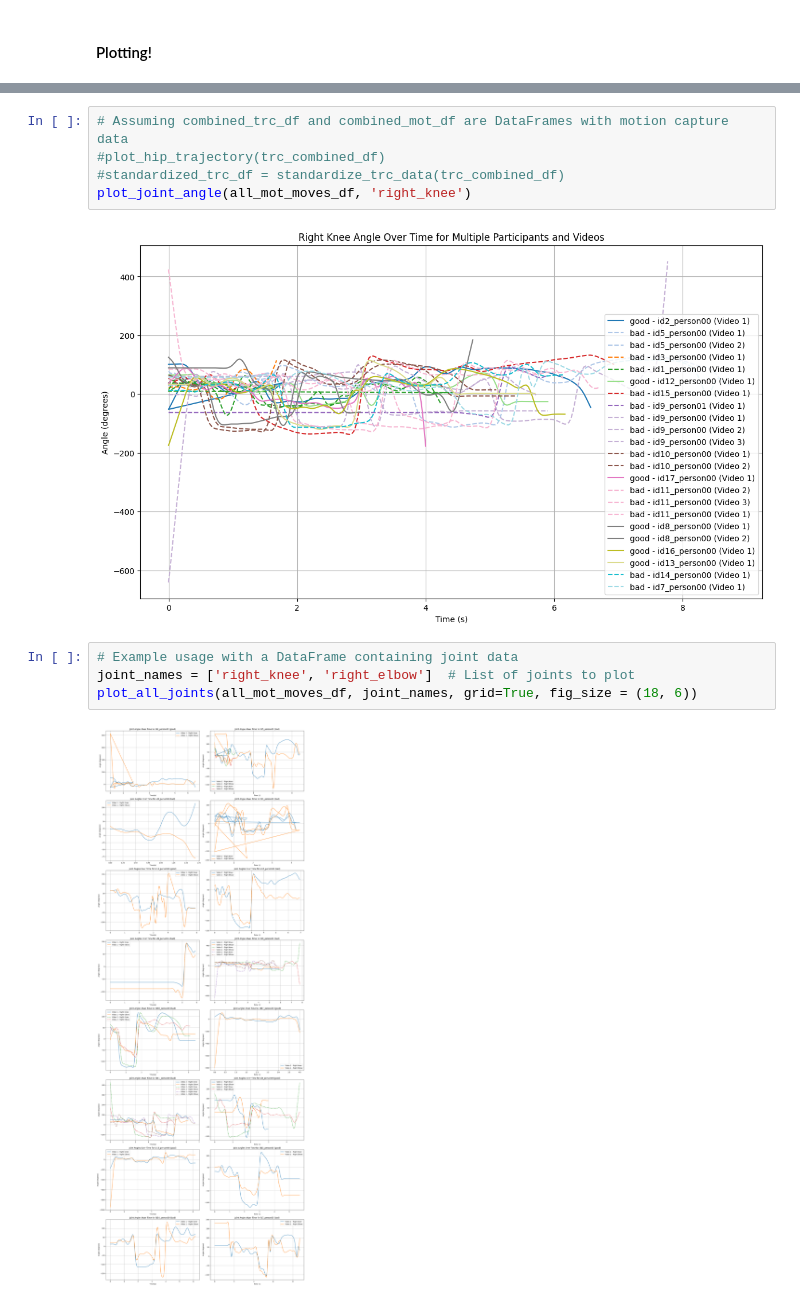
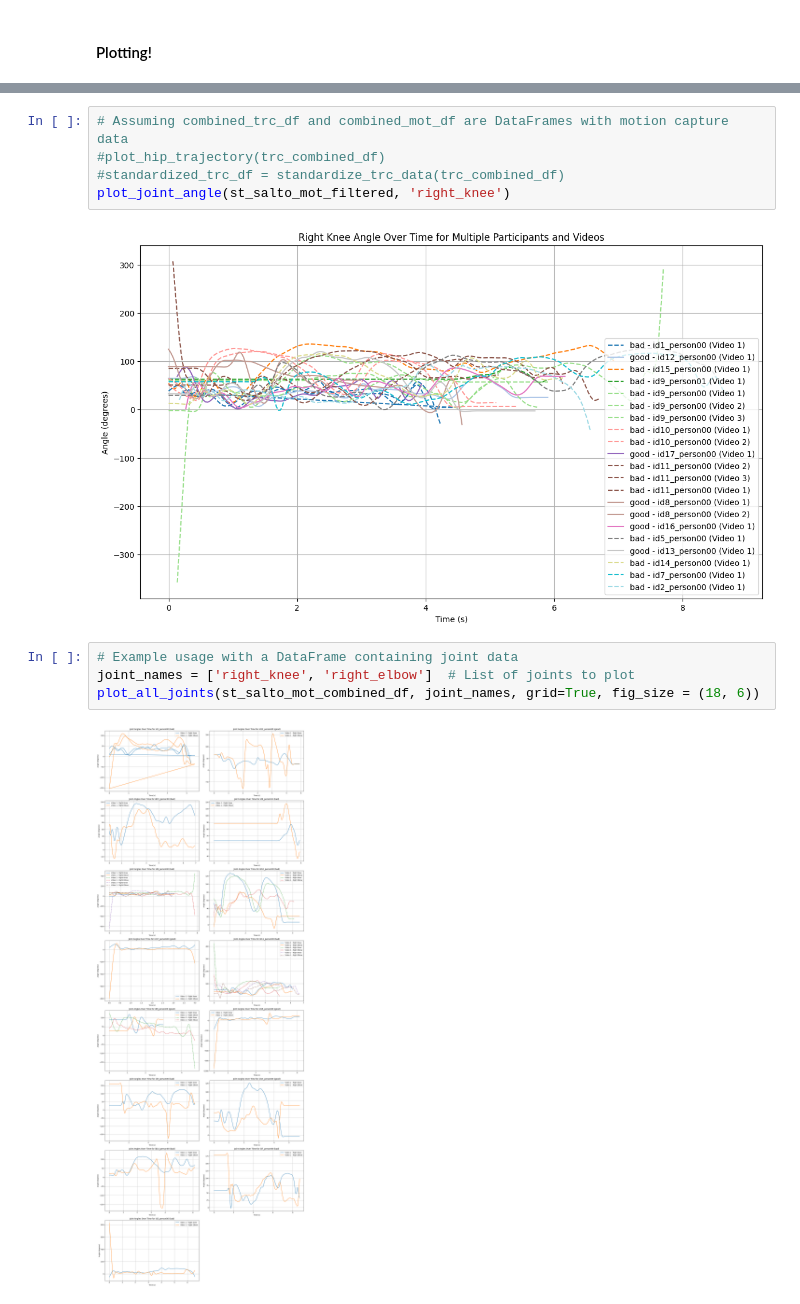
Before and after one commit to Niels-Engedal/GymTracker, a Jupyter notebook: Scripts/analysis_notebook.ipynb, the cells around one changed output, grey strips where cells are left out. Cells and saved outputs as stored; diff of their text form.

```diff
--- a/Scripts/analysis_notebook.ipynb
+++ b/Scripts/analysis_notebook.ipynb
@@ -248,12 +250,12 @@ Unique video numbers in mot_files ['1' '2' '3']
 # Assuming combined_trc_df and combined_mot_df are DataFrames with motion capture data
 #plot_hip_trajectory(trc_combined_df)
 #standardized_trc_df = standardize_trc_data(trc_combined_df)
-plot_joint_angle(all_mot_moves_df, 'right_knee')
+plot_joint_angle(st_salto_mot_filtered, 'right_knee')
 # %% [output]
-[figure, old version]
+[figure, new version]
 # %%
 # Example usage with a DataFrame containing joint data
 joint_names = ['right_knee', 'right_elbow']  # List of joints to plot
-plot_all_joints(all_mot_moves_df, joint_names, grid=True, fig_size = (18, 6))
+plot_all_joints(st_salto_mot_combined_df, joint_names, grid=True, fig_size = (18, 6))
 # %% [output]
-[figure, old version]
+[figure, new version]
```
Also changed, not shown: parts of 10 cells of this notebook, 28 other files.
